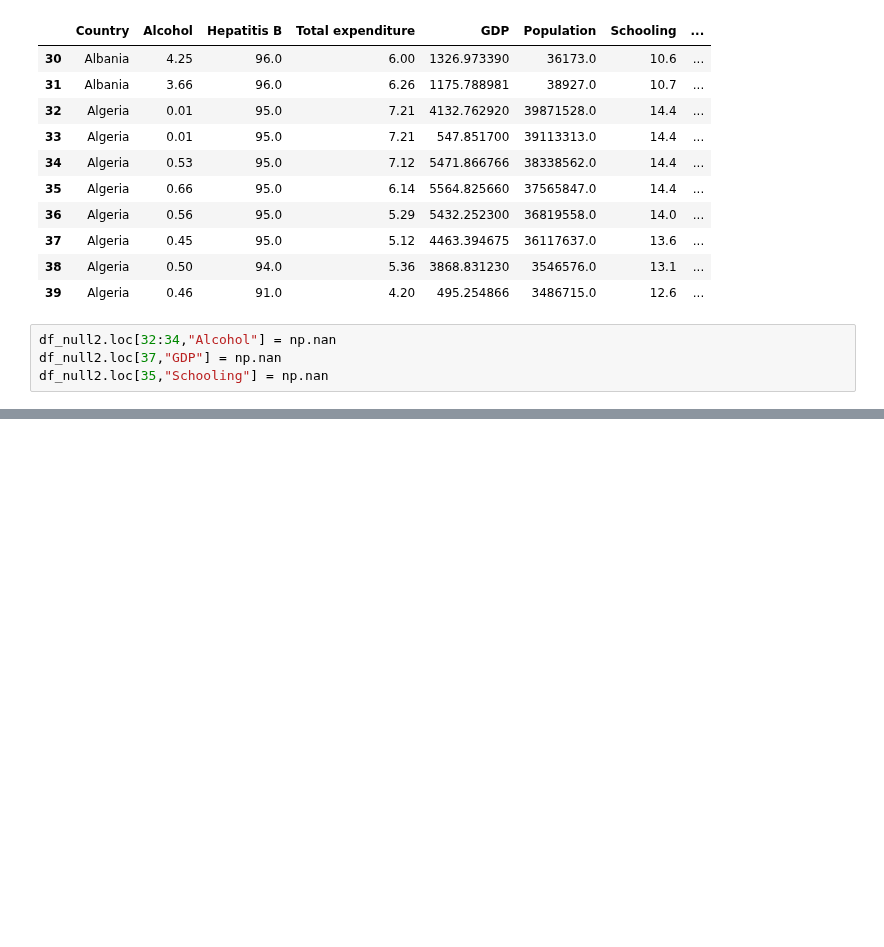
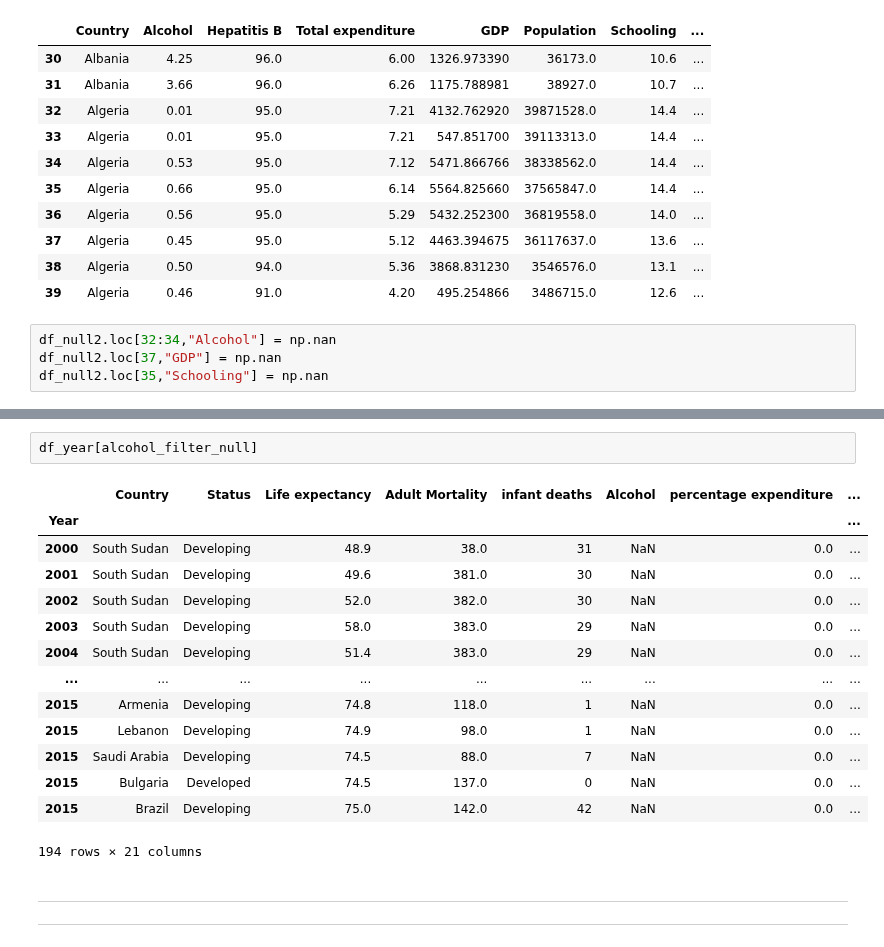
Before and after one commit to Manish-Kumar-9782/Tutorials-, a Jupyter notebook: Python DataScience/datasets/Life Expectancy Practice 1.ipynb, the cells around one changed output, grey strips where cells are left out. Drawn from its saved outputs; the diff is of its cells as text; blank space fills up the shorter version.

```diff
--- a/Python DataScience/datasets/Life Expectancy Practice 1.ipynb
+++ b/Python DataScience/datasets/Life Expectancy Practice 1.ipynb
@@ -354,0 +413,20 @@ df_null2.fillna(method="ffill", axis=1).iloc[30:40]
+# %%
+df_year[alcohol_filter_null]
+# %% [output]
+|  | Country | Status | Life expectancy | Adult Mortality | infant deaths | Alcohol | percentage expenditure | ... |
+| Year |  |  |  |  |  |  |  | ... |
+| 2000 | South Sudan | Developing | 48.9 | 38.0 | 31 | NaN | 0.0 | ... |
+| 2001 | South Sudan | Developing | 49.6 | 381.0 | 30 | NaN | 0.0 | ... |
+| 2002 | South Sudan | Developing | 52.0 | 382.0 | 30 | NaN | 0.0 | ... |
+| 2003 | South Sudan | Developing | 58.0 | 383.0 | 29 | NaN | 0.0 | ... |
+| 2004 | South Sudan | Developing | 51.4 | 383.0 | 29 | NaN | 0.0 | ... |
+| ... | ... | ... | ... | ... | ... | ... | ... | ... |
+| 2015 | Armenia | Developing | 74.8 | 118.0 | 1 | NaN | 0.0 | ... |
+| 2015 | Lebanon | Developing | 74.9 | 98.0 | 1 | NaN | 0.0 | ... |
+| 2015 | Saudi Arabia | Developing | 74.5 | 88.0 | 7 | NaN | 0.0 | ... |
+| 2015 | Bulgaria | Developed | 74.5 | 137.0 | 0 | NaN | 0.0 | ... |
+| 2015 | Brazil | Developing | 75.0 | 142.0 | 42 | NaN | 0.0 | ... |
+194 rows × 21 columns
+# %% [markdown]
+___________________
+___________________
```
Also changed, not shown: parts of 24 cells of this notebook.
